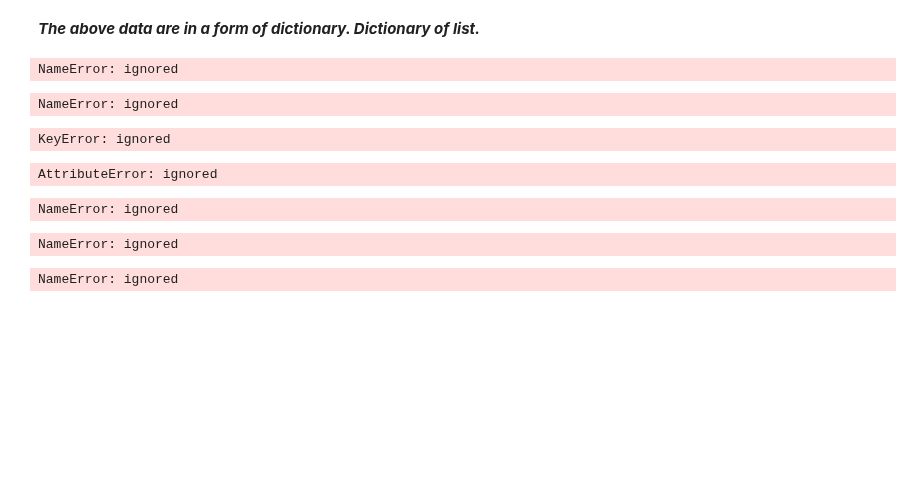
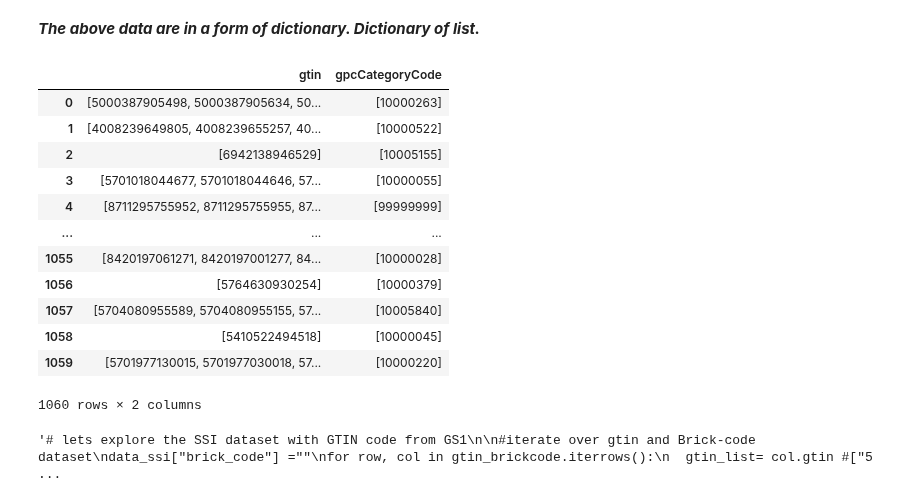
Before and after one commit to mrchapagain/ConsumerDataAnalytics, a Jupyter notebook: Data_Exploration.ipynb, the cells around one changed output. Drawn from its saved outputs; the diff is of its cells as text; code cells hidden in the pictures; blank space fills up the shorter version.

```diff
--- a/Data_Exploration.ipynb
+++ b/Data_Exploration.ipynb
@@ -616,42 +599,37 @@ gs1_xml_reader(xmls[0])
 # %% [markdown]
 ***The above data are in a form of dictionary. Dictionary of list.***
-# %%
-print(type(gs1_xml_reader(xmls[0])))
-print(type(gs1_xml_reader(xmls[0])['gtin']))
-# %% [output]
-NameError: ignored
 # %%
 # Lets loop over all the files and extract the GTIN code and associated Brick-codes
 keys_of_items_to_find= ("gtin", "gpcCategoryCode", "brandName", 'functionalName', 'descriptionShort', "additionalTradeItemIdentification", "uniformResourceIdentifier", "ingredientStatement")
 dit= dict([(key,[0]) for key in keys_of_items_to_find])
 df_with_gtin_list = pd.DataFrame()
 for xml in xmls[:]:
   df_with_gtin_list= df_with_gtin_list.append(gs1_xml_reader(xml), ignore_index = True)
 
-df_with_gtin_list
+#Define display variables
+Whole_dataframe= df_with_gtin_list
+only_GTIN_BrickCode_dataframe= df_with_gtin_list[["gtin",	"gpcCategoryCode"]]
+
+#@title Extract all xml files and turn them to dataframe (df_with_gtin_list) { run: "auto", vertical-output: true }
+Display_Option = only_GTIN_BrickCode_dataframe #@param ["Whole_dataframe", "only_GTIN_BrickCode_dataframe"] {type:"raw"}
+Display_Option
 # %% [output]
+|  | gtin | gpcCategoryCode |
+| 0 | [5000387905498, 5000387905634, 50... | [10000263] |
+| 1 | [4008239649805, 4008239655257, 40... | [10000522] |
+| 2 | [6942138946529] | [10005155] |
+| 3 | [5701018044677, 5701018044646, 57... | [10000055] |
+| 4 | [8711295755952, 8711295755955, 87... | [99999999] |
+| ... | ... | ... |
+| 1055 | [8420197061271, 8420197001277, 84... | [10000028] |
+| 1056 | [5764630930254] | [10000379] |
+| 1057 | [5704080955589, 5704080955155, 57... | [10005840] |
+| 1058 | [5410522494518] | [10000045] |
+| 1059 | [5701977130015, 5701977030018, 57... | [10000220] |
-NameError: ignored
+1060 rows × 2 columns
-# %%
-#df_with_gtin_list.loc[1059, "gpcCategoryCode"]
-
-gtin_brickcode= df_with_gtin_list[["gtin",	"gpcCategoryCode"]]
-gtin_brickcode
-# %% [output]
-KeyError: ignored
-# %%
-df_with_gtin_list[df_with_gtin_list.brandName == '[Naturli]']#.gpcCategoryCode.values
-# %% [output]
-AttributeError: ignored
-# %%
-combine_fida_gpc_concito_dataset[combine_fida_gpc_concito_dataset.FødevareNavn == "Jordbær, rå"].iloc[:, [6,7,8,9,10,11,12,13,16,27,28,29,30,31,32,33,34,35]]
-# %% [output]
-NameError: ignored
-# %%
-combine_fida_gpc_concito_dataset.shape
-# %% [output]
-NameError: ignored
 # %%
-# lets explore the SSI dataset with GTIN code from GS1
+#@title explore the SSI dataset with GTIN code from GS1 (but disablenow) { run: "auto", vertical-output: true }
+"""# lets explore the SSI dataset with GTIN code from GS1
 
 #iterate over gtin and Brick-code dataset
 data_ssi["brick_code"] =""
@@ -670,6 +648,6 @@ for row, col in gtin_brickcode.iterrows():
       print(data_ssi.brick_code.unique())
     else:
       pass
-  #print("*"* 40)
+  #print("*"* 40)"""
 # %% [output]
-NameError: ignored
+'# lets explore the SSI dataset with GTIN code from GS1\n\n#iterate over gtin and Brick-code dataset\ndata_ssi["brick_code"] =""\nfor row, col in gtin_brickcode.iterrows():\n  gtin_list= col.gtin #["5 ...
```
Also changed, not shown: parts of 19 cells of this notebook.
